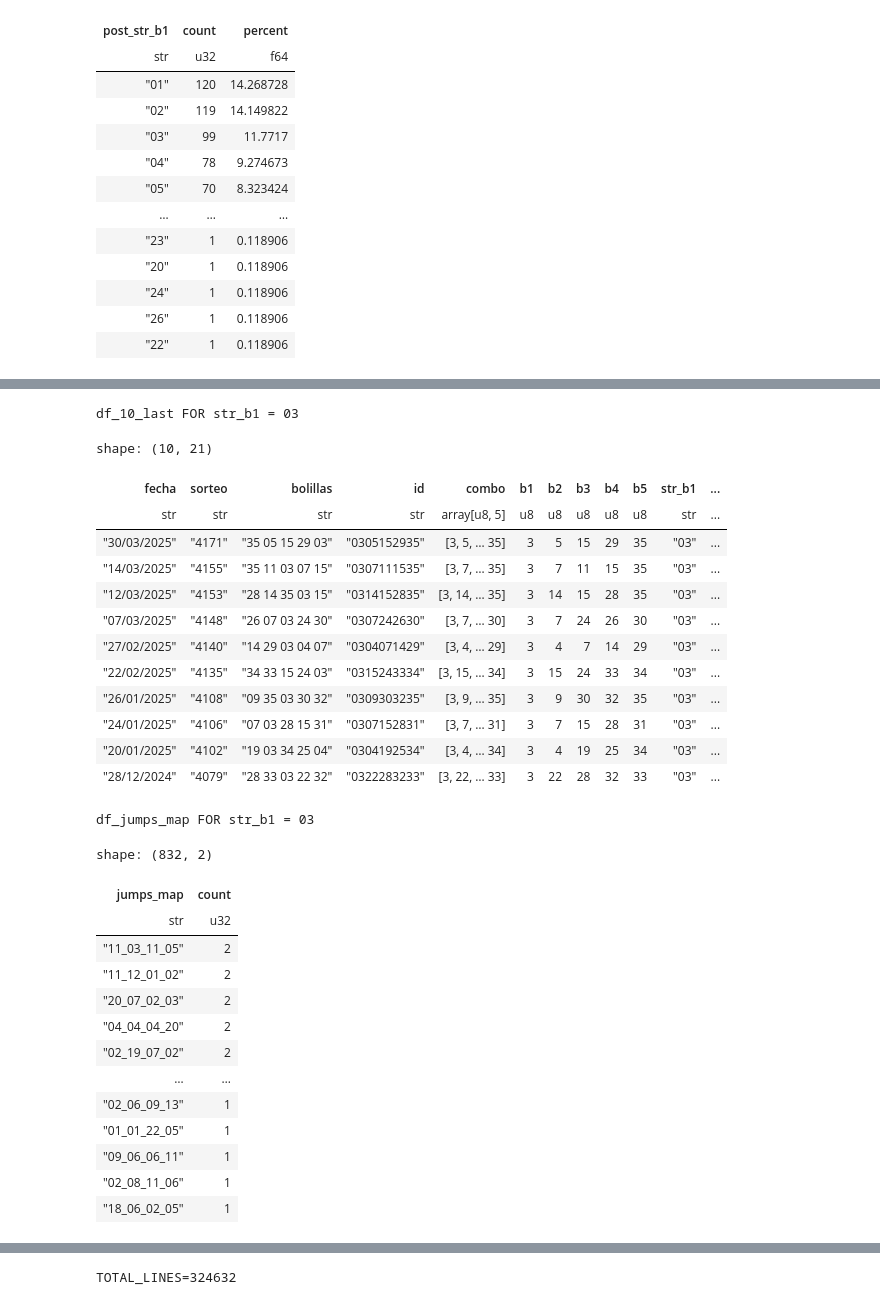
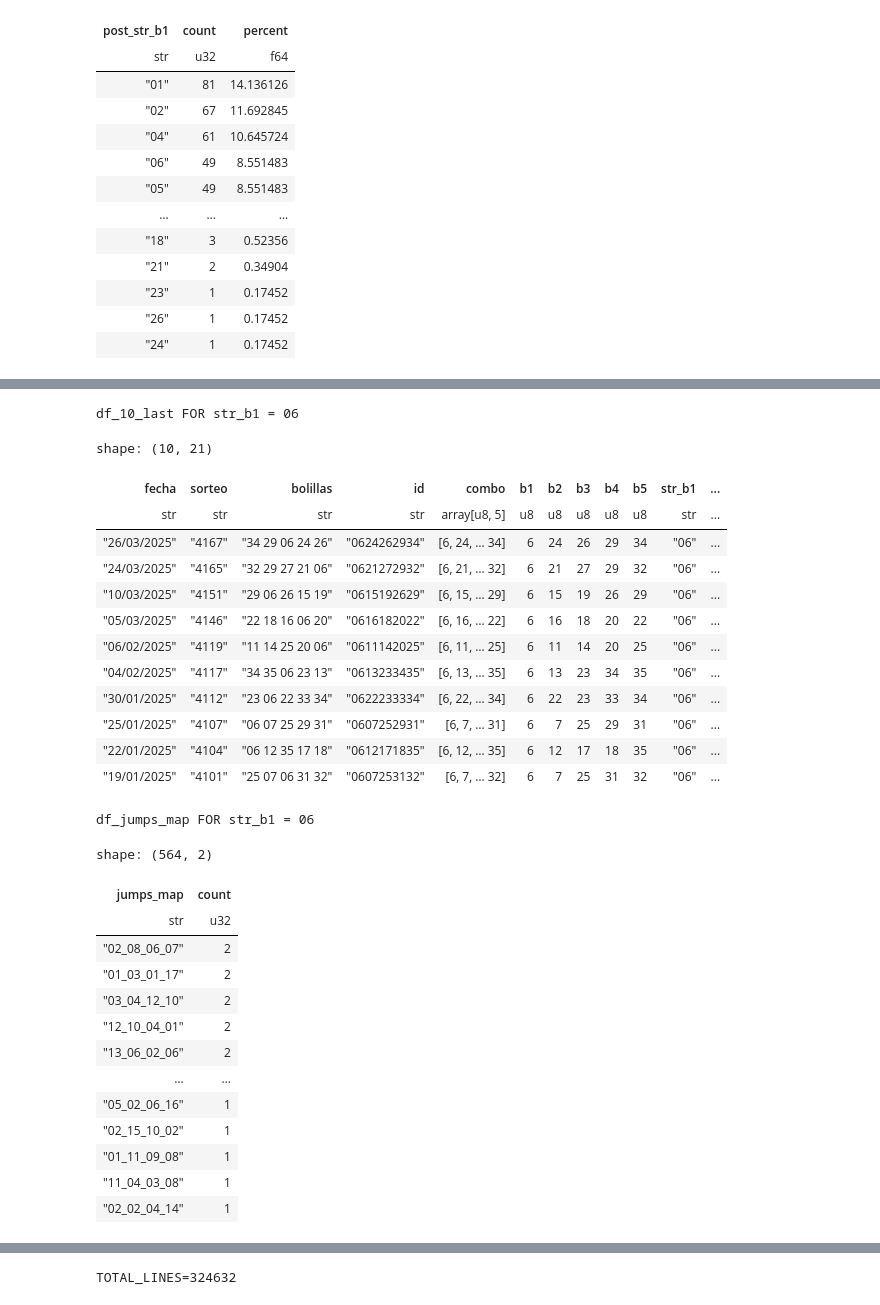
Before and after one commit to coins5/tinkapp.v4, a Jupyter notebook: explore_bolillas_v3_GN.ipynb, the cells around one changed output, grey strips where cells are left out. Drawn from its saved outputs; the diff is of its cells as text; code cells hidden in the pictures.

```diff
--- a/explore_bolillas_v3_GN.ipynb
+++ b/explore_bolillas_v3_GN.ipynb
@@ -193,5 +193,5 @@ def plot_post_col (col: str, post_col: str, test_value: str):
 
   return lst_post_str_b, lst_jumps_map
 # %%
-possible_b1, exclude_jump_maps_b1 = plot_post_col(col='str_b1', post_col='post_str_b1', test_value="03")
+possible_b1, exclude_jump_maps_b1 = plot_post_col(col='str_b1', post_col='post_str_b1', test_value="06")
 # %% [output]
@@ -199,44 +199,44 @@ df_viz FOR str_b1 = 03
 shape: (25, 3)
 | post_str_b1 | count | percent |
 | str | u32 | f64 |
-| "01" | 120 | 14.268728 |
-| "02" | 119 | 14.149822 |
-| "03" | 99 | 11.7717 |
-| "04" | 78 | 9.274673 |
-| "05" | 70 | 8.323424 |
+| "01" | 81 | 14.136126 |
+| "02" | 67 | 11.692845 |
+| "04" | 61 | 10.645724 |
+| "06" | 49 | 8.551483 |
+| "05" | 49 | 8.551483 |
 | … | … | … |
-| "23" | 1 | 0.118906 |
-| "20" | 1 | 0.118906 |
-| "24" | 1 | 0.118906 |
-| "26" | 1 | 0.118906 |
-| "22" | 1 | 0.118906 |
+| "18" | 3 | 0.52356 |
+| "21" | 2 | 0.34904 |
+| "23" | 1 | 0.17452 |
+| "26" | 1 | 0.17452 |
+| "24" | 1 | 0.17452 |
 [interactive output not drawn]
-df_10_last FOR str_b1 = 03
+df_10_last FOR str_b1 = 06
 shape: (10, 21)
 | fecha | sorteo | bolillas | id | combo | b1 | b2 | b3 | b4 | b5 | str_b1 | ... |
 | str | str | str | str | array[u8, 5] | u8 | u8 | u8 | u8 | u8 | str | ... |
-| "30/03/2025" | "4171" | "35 05 15 29 03" | "0305152935" | [3, 5, … 35] | 3 | 5 | 15 | 29 | 35 | "03" | ... |
-| "14/03/2025" | "4155" | "35 11 03 07 15" | "0307111535" | [3, 7, … 35] | 3 | 7 | 11 | 15 | 35 | "03" | ... |
-| "12/03/2025" | "4153" | "28 14 35 03 15" | "0314152835" | [3, 14, … 35] | 3 | 14 | 15 | 28 | 35 | "03" | ... |
-| "07/03/2025" | "4148" | "26 07 03 24 30" | "0307242630" | [3, 7, … 30] | 3 | 7 | 24 | 26 | 30 | "03" | ... |
-| "27/02/2025" | "4140" | "14 29 03 04 07" | "0304071429" | [3, 4, … 29] | 3 | 4 | 7 | 14 | 29 | "03" | ... |
-| "22/02/2025" | "4135" | "34 33 15 24 03" | "0315243334" | [3, 15, … 34] | 3 | 15 | 24 | 33 | 34 | "03" | ... |
-| "26/01/2025" | "4108" | "09 35 03 30 32" | "0309303235" | [3, 9, … 35] | 3 | 9 | 30 | 32 | 35 | "03" | ... |
-| "24/01/2025" | "4106" | "07 03 28 15 31" | "0307152831" | [3, 7, … 31] | 3 | 7 | 15 | 28 | 31 | "03" | ... |
-| "20/01/2025" | "4102" | "19 03 34 25 04" | "0304192534" | [3, 4, … 34] | 3 | 4 | 19 | 25 | 34 | "03" | ... |
-| "28/12/2024" | "4079" | "28 33 03 22 32" | "0322283233" | [3, 22, … 33] | 3 | 22 | 28 | 32 | 33 | "03" | ... |
+| "26/03/2025" | "4167" | "34 29 06 24 26" | "0624262934" | [6, 24, … 34] | 6 | 24 | 26 | 29 | 34 | "06" | ... |
+| "24/03/2025" | "4165" | "32 29 27 21 06" | "0621272932" | [6, 21, … 32] | 6 | 21 | 27 | 29 | 32 | "06" | ... |
+| "10/03/2025" | "4151" | "29 06 26 15 19" | "0615192629" | [6, 15, … 29] | 6 | 15 | 19 | 26 | 29 | "06" | ... |
+| "05/03/2025" | "4146" | "22 18 16 06 20" | "0616182022" | [6, 16, … 22] | 6 | 16 | 18 | 20 | 22 | "06" | ... |
+| "06/02/2025" | "4119" | "11 14 25 20 06" | "0611142025" | [6, 11, … 25] | 6 | 11 | 14 | 20 | 25 | "06" | ... |
+| "04/02/2025" | "4117" | "34 35 06 23 13" | "0613233435" | [6, 13, … 35] | 6 | 13 | 23 | 34 | 35 | "06" | ... |
+| "30/01/2025" | "4112" | "23 06 22 33 34" | "0622233334" | [6, 22, … 34] | 6 | 22 | 23 | 33 | 34 | "06" | ... |
+| "25/01/2025" | "4107" | "06 07 25 29 31" | "0607252931" | [6, 7, … 31] | 6 | 7 | 25 | 29 | 31 | "06" | ... |
+| "22/01/2025" | "4104" | "06 12 35 17 18" | "0612171835" | [6, 12, … 35] | 6 | 12 | 17 | 18 | 35 | "06" | ... |
+| "19/01/2025" | "4101" | "25 07 06 31 32" | "0607253132" | [6, 7, … 32] | 6 | 7 | 25 | 31 | 32 | "06" | ... |
-df_jumps_map FOR str_b1 = 03
+df_jumps_map FOR str_b1 = 06
-shape: (832, 2)
+shape: (564, 2)
 | jumps_map | count |
 | str | u32 |
-| "11_03_11_05" | 2 |
-| "11_12_01_02" | 2 |
-| "20_07_02_03" | 2 |
-| "04_04_04_20" | 2 |
-| "02_19_07_02" | 2 |
+| "02_08_06_07" | 2 |
+| "01_03_01_17" | 2 |
+| "03_04_12_10" | 2 |
+| "12_10_04_01" | 2 |
+| "13_06_02_06" | 2 |
 | … | … |
-| "02_06_09_13" | 1 |
-| "01_01_22_05" | 1 |
-| "09_06_06_11" | 1 |
-| "02_08_11_06" | 1 |
-| "18_06_02_05" | 1 |
+| "05_02_06_16" | 1 |
+| "02_15_10_02" | 1 |
+| "01_11_09_08" | 1 |
+| "11_04_03_08" | 1 |
+| "02_02_04_14" | 1 |
```
Also changed, not shown: parts of 5 cells of this notebook.
